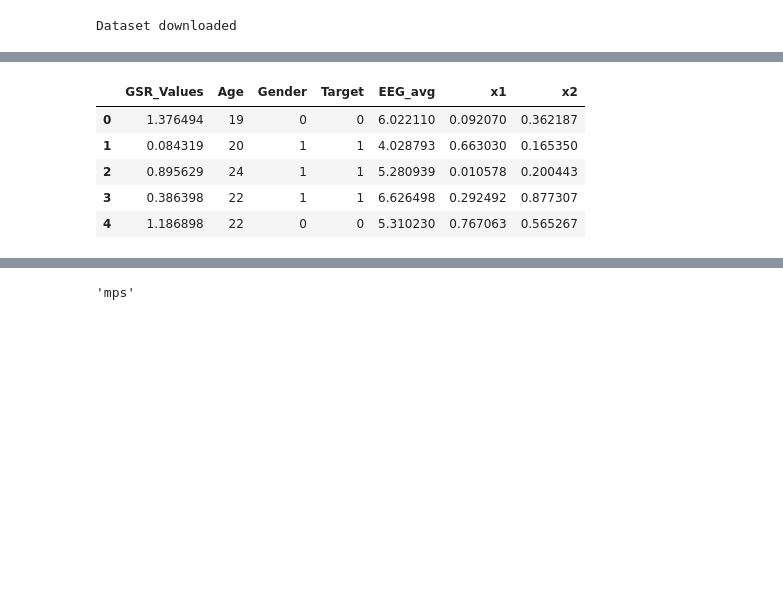
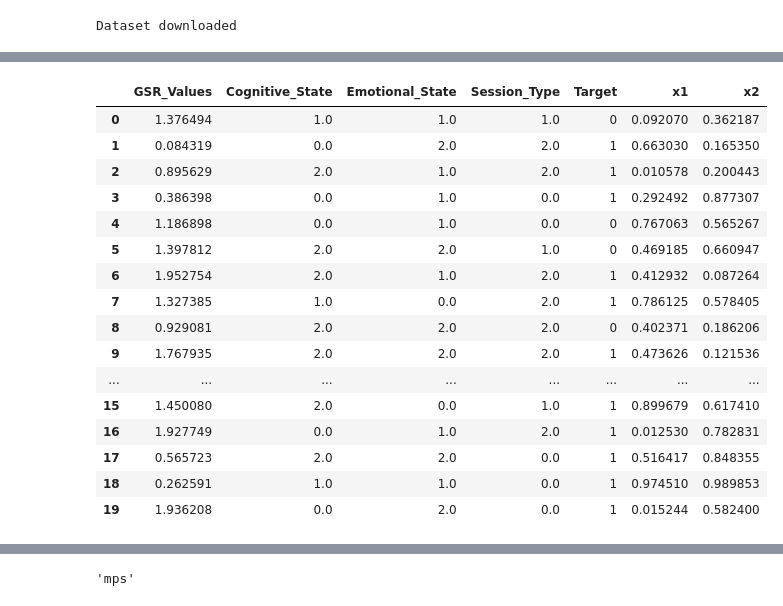
Before and after one commit to yousifnimah/Isolation-Forest, a Jupyter notebook: classifier.ipynb, the cells around one changed output, grey strips where cells are left out. Cells and saved outputs as stored; diff of their text form; code cells hidden in the pictures; blank space fills up the shorter version.

```diff
--- a/classifier.ipynb
+++ b/classifier.ipynb
@@ -82,7 +82,7 @@ import pandas as pd
 
 df = pd.read_csv(dataset_path / "mental_health_wearable_data.csv")
 print(df.shape), print(df.columns)
-df.transpose()
+df = df[:20]
 # %% [output]
 (500, 13)
 Index(['Timestamp', 'EEG_Frequency_Bands', 'GSR_Values', 'Cognitive_State',
@@ -129,41 +114,58 @@ def ParseTimestamp(x):
 ### Remapping & cleaning
 
 # Gender → 0/1
 df["Gender"] = df["Gender"].map({"Male": 1, "Female": 0})
+df["Cognitive_State"] = df["Cognitive_State"].map({"Distracted": 1.0, "Cognitive Overload": 2.0, "Focused": 0.0})
+df["Emotional_State"] = df["Emotional_State"].map({"Anxious": 1.0, "Stressed": 2.0, "Calm": 0.0})
+df["Session_Type"] = df["Session_Type"].map({"Study": 1.0, "Test": 2.0, "Relaxation": 0.0})
 
 # EEG list + average
 df["EEG_list"] = df["EEG_Frequency_Bands"].apply(
     lambda x: parse_list(x) if isinstance(x, str) and "[" in x else None
 )
 df["EEG_avg"] = df["EEG_list"].apply(
     lambda x: avg_list(x) if isinstance(x, list) and len(x) > 0 else None
 )
 
 # Preprocessed_Features → x1, x2
 df["Preprocessed_Features"] = df["Preprocessed_Features"].apply(
     lambda x: parse_list(x) if isinstance(x, str) and "(" in x else None
 )
 df[["x1", "x2"]] = pd.DataFrame(df["Preprocessed_Features"].tolist(), index=df.index)
 
-
 df = df.drop([
+    # "GSR_Values",
     "Preprocessed_Features",
     "EEG_Frequency_Bands",
     "EEG_list",
     "Timestamp",
     "Student_ID",
     "Duration (minutes)",
-    "Emotional_State",
-    "Session_Type",
-    "Cognitive_State",
+    "Age",
+    "EEG_avg",
+    "Gender",
+    # "Emotional_State",
+    # "Session_Type",
+    # "Cognitive_State",
     "Environmental_Context",
 ], axis=1)
 
-df.head()
+df.head(n=500)
 # %% [output]
-|  | GSR_Values | Age | Gender | Target | EEG_avg | x1 | x2 |
-| 0 | 1.376494 | 19 | 0 | 0 | 6.022110 | 0.092070 | 0.362187 |
-| 1 | 0.084319 | 20 | 1 | 1 | 4.028793 | 0.663030 | 0.165350 |
-| 2 | 0.895629 | 24 | 1 | 1 | 5.280939 | 0.010578 | 0.200443 |
-| 3 | 0.386398 | 22 | 1 | 1 | 6.626498 | 0.292492 | 0.877307 |
-| 4 | 1.186898 | 22 | 0 | 0 | 5.310230 | 0.767063 | 0.565267 |
+|  | GSR_Values | Cognitive_State | Emotional_State | Session_Type | Target | x1 | x2 |
+| 0 | 1.376494 | 1.0 | 1.0 | 1.0 | 0 | 0.092070 | 0.362187 |
+| 1 | 0.084319 | 0.0 | 2.0 | 2.0 | 1 | 0.663030 | 0.165350 |
+| 2 | 0.895629 | 2.0 | 1.0 | 2.0 | 1 | 0.010578 | 0.200443 |
+| 3 | 0.386398 | 0.0 | 1.0 | 0.0 | 1 | 0.292492 | 0.877307 |
+| 4 | 1.186898 | 0.0 | 1.0 | 0.0 | 0 | 0.767063 | 0.565267 |
+| 5 | 1.397812 | 2.0 | 2.0 | 1.0 | 0 | 0.469185 | 0.660947 |
+| 6 | 1.952754 | 2.0 | 1.0 | 2.0 | 1 | 0.412932 | 0.087264 |
+| 7 | 1.327385 | 1.0 | 0.0 | 2.0 | 1 | 0.786125 | 0.578405 |
+| 8 | 0.929081 | 2.0 | 2.0 | 2.0 | 0 | 0.402371 | 0.186206 |
+| 9 | 1.767935 | 2.0 | 2.0 | 2.0 | 1 | 0.473626 | 0.121536 |
+| ... | ... | ... | ... | ... | ... | ... | ... |
+| 15 | 1.450080 | 2.0 | 0.0 | 1.0 | 1 | 0.899679 | 0.617410 |
+| 16 | 1.927749 | 0.0 | 1.0 | 2.0 | 1 | 0.012530 | 0.782831 |
+| 17 | 0.565723 | 2.0 | 2.0 | 0.0 | 1 | 0.516417 | 0.848355 |
+| 18 | 0.262591 | 1.0 | 1.0 | 0.0 | 1 | 0.974510 | 0.989853 |
+| 19 | 1.936208 | 0.0 | 2.0 | 0.0 | 1 | 0.015244 | 0.582400 |
```
Also changed, not shown: parts of 19 cells of this notebook, 1 other file.
